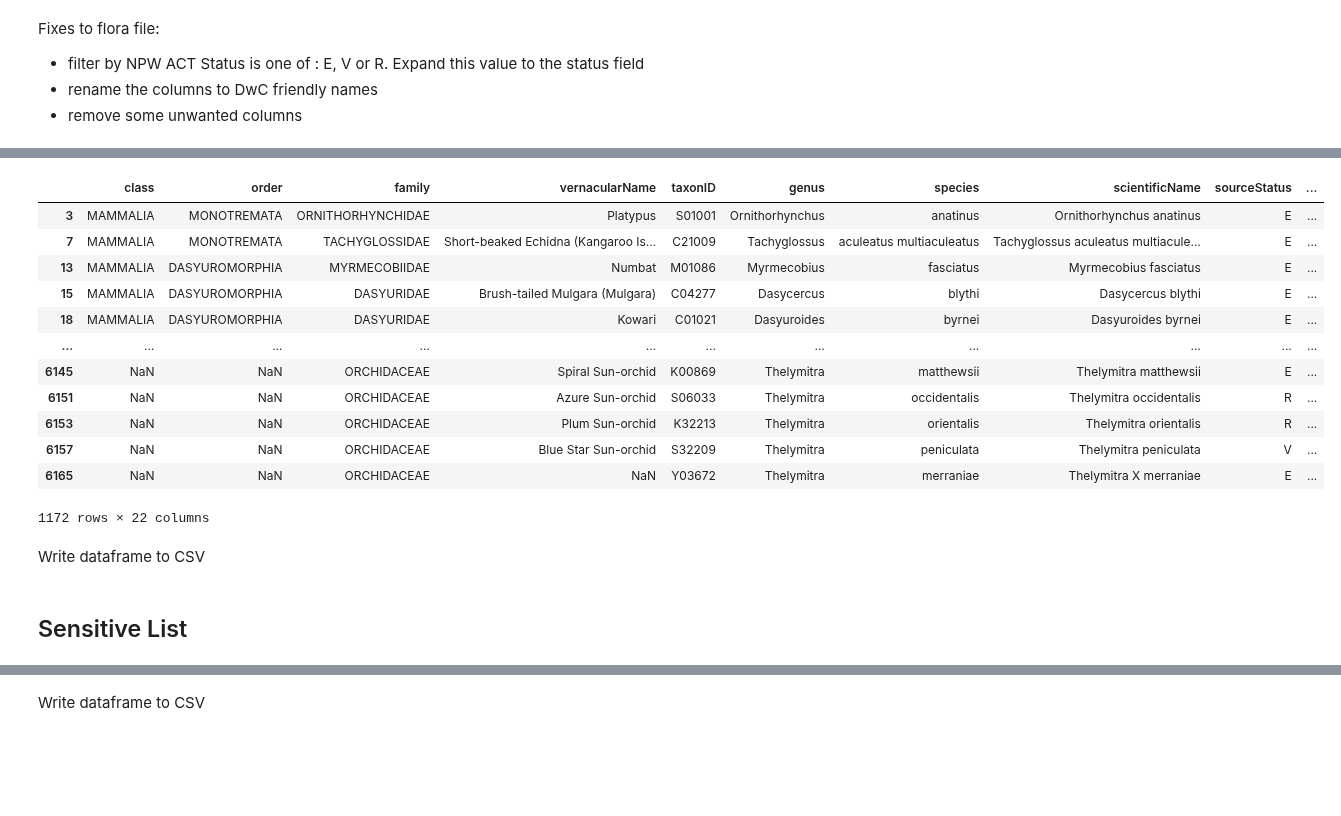
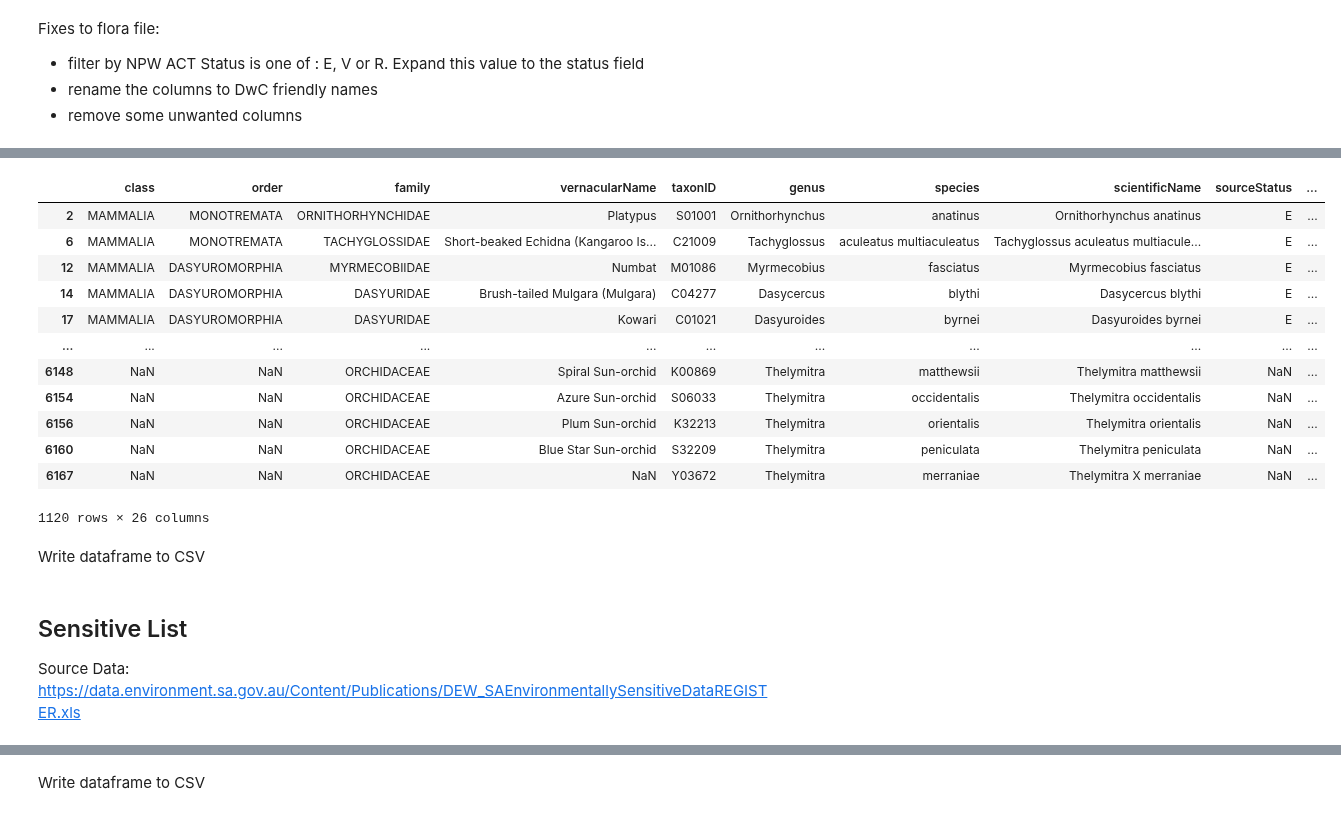
Before and after one commit to AtlasOfLivingAustralia/authoritative-lists, a Jupyter notebook: source-code/py-notebook/SA-conservation-sensitive.ipynb, the cells around one changed output, grey strips where cells are left out. Drawn from its saved outputs; the diff is of its cells as text; code cells hidden in the pictures; blank space fills up the shorter version.

```diff
--- a/source-code/py-notebook/SA-conservation-sensitive.ipynb
+++ b/source-code/py-notebook/SA-conservation-sensitive.ipynb
@@ -68,13 +136,7 @@ Fixes to fauna file:
 # %%
-fauna.columns = fauna.iloc[2]
-fauna = fauna[3:]
-fauna = fauna[fauna['NPW ACT STATUS'].isin(['R','V','E'])]
-fauna["status"] = np.where(fauna['NPW ACT STATUS'] == "E",'Endangered',
-                           np.where(fauna['NPW ACT STATUS'] == "R",'Rare',
-                                    np.where(fauna['NPW ACT STATUS'] == "V",'Vulnerable','UNK')))
 fauna = fauna.rename(columns=
 {
-    'CLASSNAME (CLASSGROUP for Inverts)':'class',
+    'CLASSNAME':'class',
     'ORDERNAME':'order',
     'FAMILYNAME':'family',
     'COMMON NAME':'vernacularName',
@@ -99,7 +173,7 @@ NameError: name 'fauna' is not defined
 # %% [markdown]
 ## Flora
 # %%
-flora = pd.read_excel("~/IdeaProjects/authoritative-lists/source-data/South Australia/vascular-plants-bdbsa-taxonomy.xlsx",sheet_name="Taxonomic list")
+flora= pd.read_excel(projectDir + sourceData + "vascular-plants-bdbsa-taxonomy.xlsx",sheet_name="Taxonomic list")
 flora
 # %% [output]
 |  | TEMPORARY TAXONOMIC SORT ORDER | MAJOR GROUP | FAMILYNAME | COMMON NAME | NSXCODE | GENUS | SP | SUBSPECIES | ... |
@@ -186 +207,8 @@ Index(['majorGroup', 'family', 'vernacularName', 'taxonID', 'genus', 'species',
       dtype='object')
+# %%
+# flora = flora[flora['NPW ACT STATUS'].isin(['R','V','E','R*','V*','E*'])]
+# flora["status"] = np.where(flora['NPW ACT STATUS'].str.startswith('E'),'Endangered',
+#                            np.where(flora['NPW ACT STATUS'].str.startswith('R'),'Rare',
+#                                     np.where(flora['NPW ACT STATUS'].str.startswith('V'),'Vulnerable','UNK')))
+flora = flora[flora['NPW ACT STATUS'].isin(['R','V','E'])]
+flora
@@ -186,0 +229,8 @@ Index(['majorGroup', 'family', 'vernacularName', 'taxonID', 'genus', 'species',
+# %%
+conservationCodesMapping = {
+    'E':'Endangered',
+    'R':'Rare',
+    'V':'Vulnerable'
+}
+flora['status'] = flora['NPW ACT STATUS'].str.strip().map(conservationCodesMapping).fillna(flora['NPW ACT STATUS'])
+flora
@@ -187,19 +303,19 @@ Index(['majorGroup', 'family', 'vernacularName', 'taxonID', 'genus', 'species',
 # %%
-saList = pd.concat([fauna,flora])
-saList
+saconservation= pd.concat([fauna,flora])
+saconservation
 # %% [output]
 |  | class | order | family | vernacularName | taxonID | genus | species | scientificName | sourceStatus | ... |
-| 3 | MAMMALIA | MONOTREMATA | ORNITHORHYNCHIDAE | Platypus | S01001 | Ornithorhynchus | anatinus | Ornithorhynchus anatinus | E | ... |
-| 7 | MAMMALIA | MONOTREMATA | TACHYGLOSSIDAE | Short-beaked Echidna (Kangaroo Is... | C21009 | Tachyglossus | aculeatus multiaculeatus | Tachyglossus aculeatus multiacule... | E | ... |
-| 13 | MAMMALIA | DASYUROMORPHIA | MYRMECOBIIDAE | Numbat | M01086 | Myrmecobius | fasciatus | Myrmecobius fasciatus | E | ... |
-| 15 | MAMMALIA | DASYUROMORPHIA | DASYURIDAE | Brush-tailed Mulgara (Mulgara) | C04277 | Dasycercus | blythi | Dasycercus blythi | E | ... |
-| 18 | MAMMALIA | DASYUROMORPHIA | DASYURIDAE | Kowari | C01021 | Dasyuroides | byrnei | Dasyuroides byrnei | E | ... |
+| 2 | MAMMALIA | MONOTREMATA | ORNITHORHYNCHIDAE | Platypus | S01001 | Ornithorhynchus | anatinus | Ornithorhynchus anatinus | E | ... |
+| 6 | MAMMALIA | MONOTREMATA | TACHYGLOSSIDAE | Short-beaked Echidna (Kangaroo Is... | C21009 | Tachyglossus | aculeatus multiaculeatus | Tachyglossus aculeatus multiacule... | E | ... |
+| 12 | MAMMALIA | DASYUROMORPHIA | MYRMECOBIIDAE | Numbat | M01086 | Myrmecobius | fasciatus | Myrmecobius fasciatus | E | ... |
+| 14 | MAMMALIA | DASYUROMORPHIA | DASYURIDAE | Brush-tailed Mulgara (Mulgara) | C04277 | Dasycercus | blythi | Dasycercus blythi | E | ... |
+| 17 | MAMMALIA | DASYUROMORPHIA | DASYURIDAE | Kowari | C01021 | Dasyuroides | byrnei | Dasyuroides byrnei | E | ... |
 | ... | ... | ... | ... | ... | ... | ... | ... | ... | ... | ... |
-| 6145 | NaN | NaN | ORCHIDACEAE | Spiral Sun-orchid | K00869 | Thelymitra | matthewsii | Thelymitra matthewsii | E | ... |
-| 6151 | NaN | NaN | ORCHIDACEAE | Azure Sun-orchid | S06033 | Thelymitra | occidentalis | Thelymitra occidentalis | R | ... |
-| 6153 | NaN | NaN | ORCHIDACEAE | Plum Sun-orchid | K32213 | Thelymitra | orientalis | Thelymitra orientalis | R | ... |
-| 6157 | NaN | NaN | ORCHIDACEAE | Blue Star Sun-orchid | S32209 | Thelymitra | peniculata | Thelymitra peniculata | V | ... |
-| 6165 | NaN | NaN | ORCHIDACEAE | NaN | Y03672 | Thelymitra | merraniae | Thelymitra X merraniae | E | ... |
+| 6148 | NaN | NaN | ORCHIDACEAE | Spiral Sun-orchid | K00869 | Thelymitra | matthewsii | Thelymitra matthewsii | NaN | ... |
+| 6154 | NaN | NaN | ORCHIDACEAE | Azure Sun-orchid | S06033 | Thelymitra | occidentalis | Thelymitra occidentalis | NaN | ... |
+| 6156 | NaN | NaN | ORCHIDACEAE | Plum Sun-orchid | K32213 | Thelymitra | orientalis | Thelymitra orientalis | NaN | ... |
+| 6160 | NaN | NaN | ORCHIDACEAE | Blue Star Sun-orchid | S32209 | Thelymitra | peniculata | Thelymitra peniculata | NaN | ... |
+| 6167 | NaN | NaN | ORCHIDACEAE | NaN | Y03672 | Thelymitra | merraniae | Thelymitra X merraniae | NaN | ... |
-1172 rows × 22 columns
+1120 rows × 26 columns
 # %% [markdown]
 Write dataframe to CSV
@@ -208,2 +321,0 @@ saList.to_csv("~/IdeaProjects/authoritative-lists/current-lists/conservation-lis
-# %% [markdown]
-## Sensitive List
@@ -210,2 +324,5 @@ saList.to_csv("~/IdeaProjects/authoritative-lists/current-lists/conservation-lis
+# %% [markdown]
+## Sensitive List
+Source Data: https://data.environment.sa.gov.au/Content/Publications/DEW_SAEnvironmentallySensitiveDataREGISTER.xls
 # %%
 import xlrd
```
Also changed, not shown: parts of 34 cells of this notebook, 13 other files.
